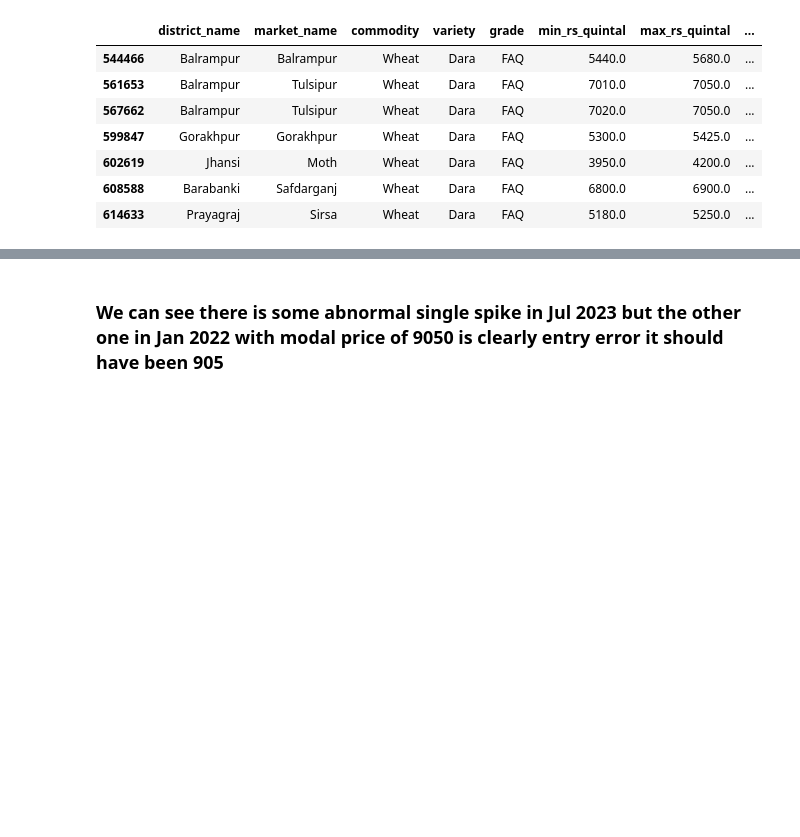
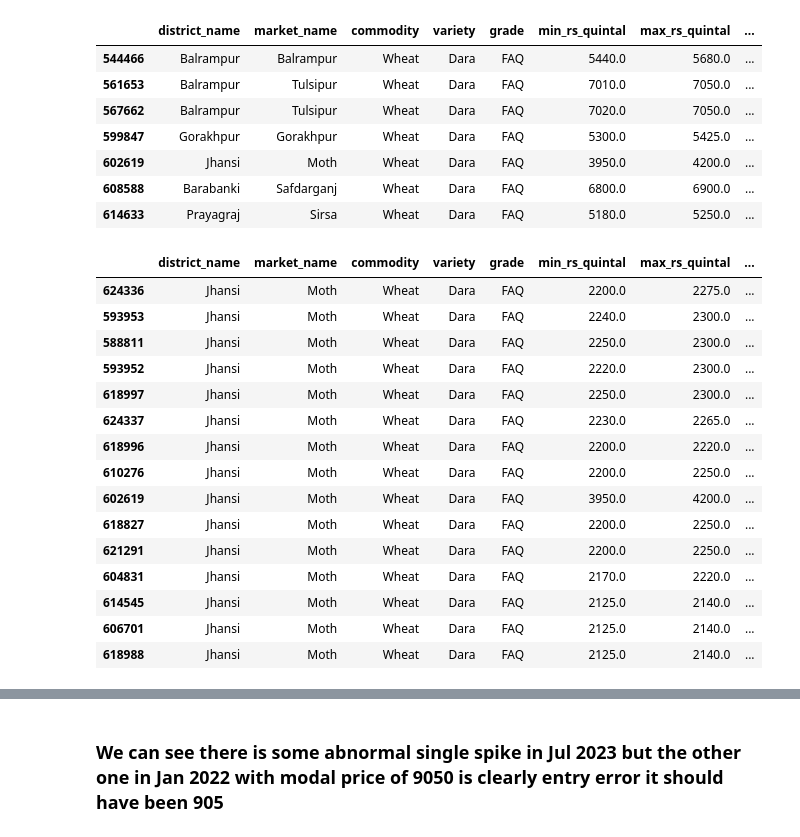
Before and after one commit to mashriram/sih_2024, a Jupyter notebook: src/02_pre_processing.ipynb, the cells around one changed output, grey strips where cells are left out. Drawn from its saved outputs; the diff is of its cells as text; code cells hidden in the pictures; blank space fills up the shorter version.

```diff
--- a/src/02_pre_processing.ipynb
+++ b/src/02_pre_processing.ipynb
@@ -152,3 +255,22 @@ up_5yrs[(up_5yrs['modal_rs_quintal'] > 4000) & (up_5yrs['commodity'] == 'Wheat')
 | 602619 | Jhansi | Moth | Wheat | Dara | FAQ | 3950.0 | 4200.0 | ... |
 | 608588 | Barabanki | Safdarganj | Wheat | Dara | FAQ | 6800.0 | 6900.0 | ... |
 | 614633 | Prayagraj | Sirsa | Wheat | Dara | FAQ | 5180.0 | 5250.0 | ... |
+# %%
+up_5yrs[(up_5yrs['commodity'] == 'Wheat') & (up_5yrs.year == 2023) & (up_5yrs.month == 'Mar') & (up_5yrs.market_name == "Moth")].sort_values(by="date")
+# %% [output]
+|  | district_name | market_name | commodity | variety | grade | min_rs_quintal | max_rs_quintal | ... |
+| 624336 | Jhansi | Moth | Wheat | Dara | FAQ | 2200.0 | 2275.0 | ... |
+| 593953 | Jhansi | Moth | Wheat | Dara | FAQ | 2240.0 | 2300.0 | ... |
+| 588811 | Jhansi | Moth | Wheat | Dara | FAQ | 2250.0 | 2300.0 | ... |
+| 593952 | Jhansi | Moth | Wheat | Dara | FAQ | 2220.0 | 2300.0 | ... |
+| 618997 | Jhansi | Moth | Wheat | Dara | FAQ | 2250.0 | 2300.0 | ... |
+| 624337 | Jhansi | Moth | Wheat | Dara | FAQ | 2230.0 | 2265.0 | ... |
+| 618996 | Jhansi | Moth | Wheat | Dara | FAQ | 2200.0 | 2220.0 | ... |
+| 610276 | Jhansi | Moth | Wheat | Dara | FAQ | 2200.0 | 2250.0 | ... |
+| 602619 | Jhansi | Moth | Wheat | Dara | FAQ | 3950.0 | 4200.0 | ... |
+| 618827 | Jhansi | Moth | Wheat | Dara | FAQ | 2200.0 | 2250.0 | ... |
+| 621291 | Jhansi | Moth | Wheat | Dara | FAQ | 2200.0 | 2250.0 | ... |
+| 604831 | Jhansi | Moth | Wheat | Dara | FAQ | 2170.0 | 2220.0 | ... |
+| 614545 | Jhansi | Moth | Wheat | Dara | FAQ | 2125.0 | 2140.0 | ... |
+| 606701 | Jhansi | Moth | Wheat | Dara | FAQ | 2125.0 | 2140.0 | ... |
+| 618988 | Jhansi | Moth | Wheat | Dara | FAQ | 2125.0 | 2140.0 | ... |
```
Also changed, not shown: parts of 28 cells of this notebook.
